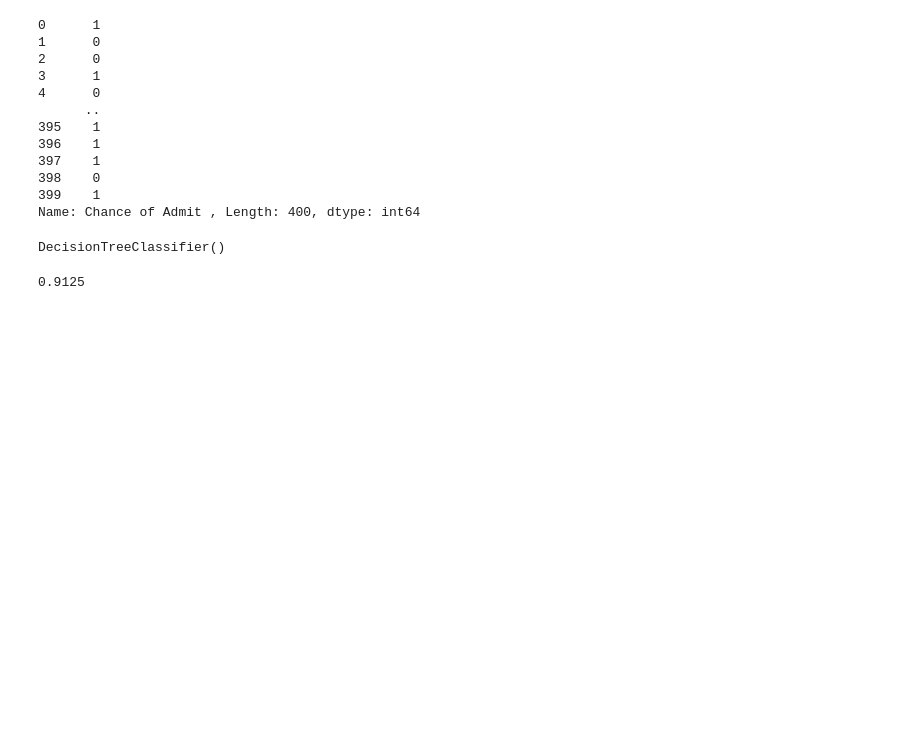
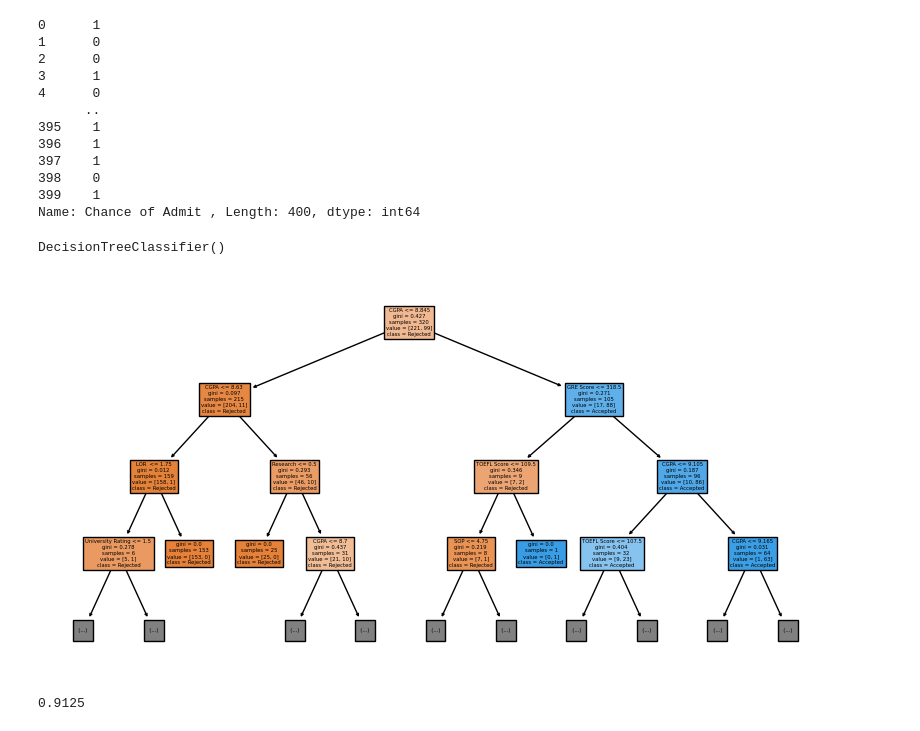
Before and after one commit to Neevs1/ML-practicals, a Jupyter notebook: Assignment 3/Assignment3.ipynb, the cells around one changed output. Cells and saved outputs as stored; diff of their text form; code cells hidden in the pictures; blank space fills up the shorter version.

```diff
--- a/Assignment 3/Assignment3.ipynb
+++ b/Assignment 3/Assignment3.ipynb
@@ -131,6 +150,13 @@ chanceMe=DecisionTreeClassifier()
 chanceMe.fit(x_train,y_train)
 # %% [output]
 DecisionTreeClassifier()
+# %%
+tree1 = plt.figure(figsize=(10,5))
+plot_tree(chanceMe,max_depth=3,feature_names=['GRE Score', 'TOEFL Score', 'University Rating', 'SOP', 'LOR ', 'CGPA',
+       'Research'],class_names=['Rejected','Accepted'],filled=True)
+plt.show()
+# %% [output]
+[figure, added]
 # %%
 y_pred = chanceMe.predict(x_test)
 # %%
```
Also changed, not shown: parts of 12 cells of this notebook.
